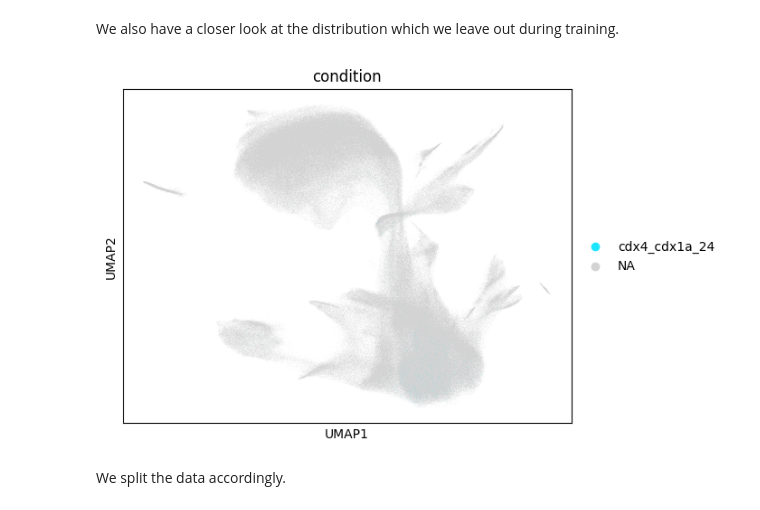
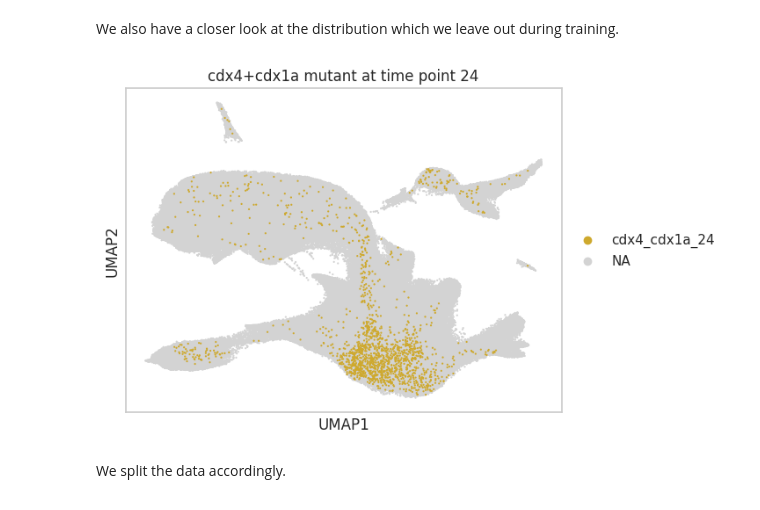
Before and after one commit to theislab/scaling_flow, a Jupyter notebook: docs/notebooks/201_zebrafish_continuous.ipynb, the cells around one changed output. Cells and saved outputs as stored; diff of their text form; code cells hidden in the pictures.

```diff
--- a/docs/notebooks/201_zebrafish_continuous.ipynb
+++ b/docs/notebooks/201_zebrafish_continuous.ipynb
@@ -99,9 +97,21 @@ plt.show()
 # %% [markdown]
 We also have a closer look at the distribution which we leave out during training.
-# %%
-sc.pl.umap(adata, color=["condition"], groups=["cdx4_cdx1a_24"])
-# %% [output]
-[figure, removed]
+# %%
+custom_palette = {k: "#D6D6D6" for k in adata.obs["condition"].unique()}
+custom_palette.update({"cdx4_cdx1a_24": "#CEA92D"})
+order = list(adata[adata.obs["condition"] != "cdx4_cdx1a_24"].obs_names) + \
+        list(adata[adata.obs["condition"] == "cdx4_cdx1a_24"].obs_names)
+
+sc.pl.umap(
+    adata[order],
+    color="condition",
+    groups=["cdx4_cdx1a_24"],
+    palette=custom_palette,
+    title="cdx4+cdx1a mutant at time point 24",
+    size=10,
+)
+# %% [output]
+[figure, added]
 # %% [markdown]
 We split the data accordingly.
 # %%
```
Also changed, not shown: parts of 36 cells of this notebook.
